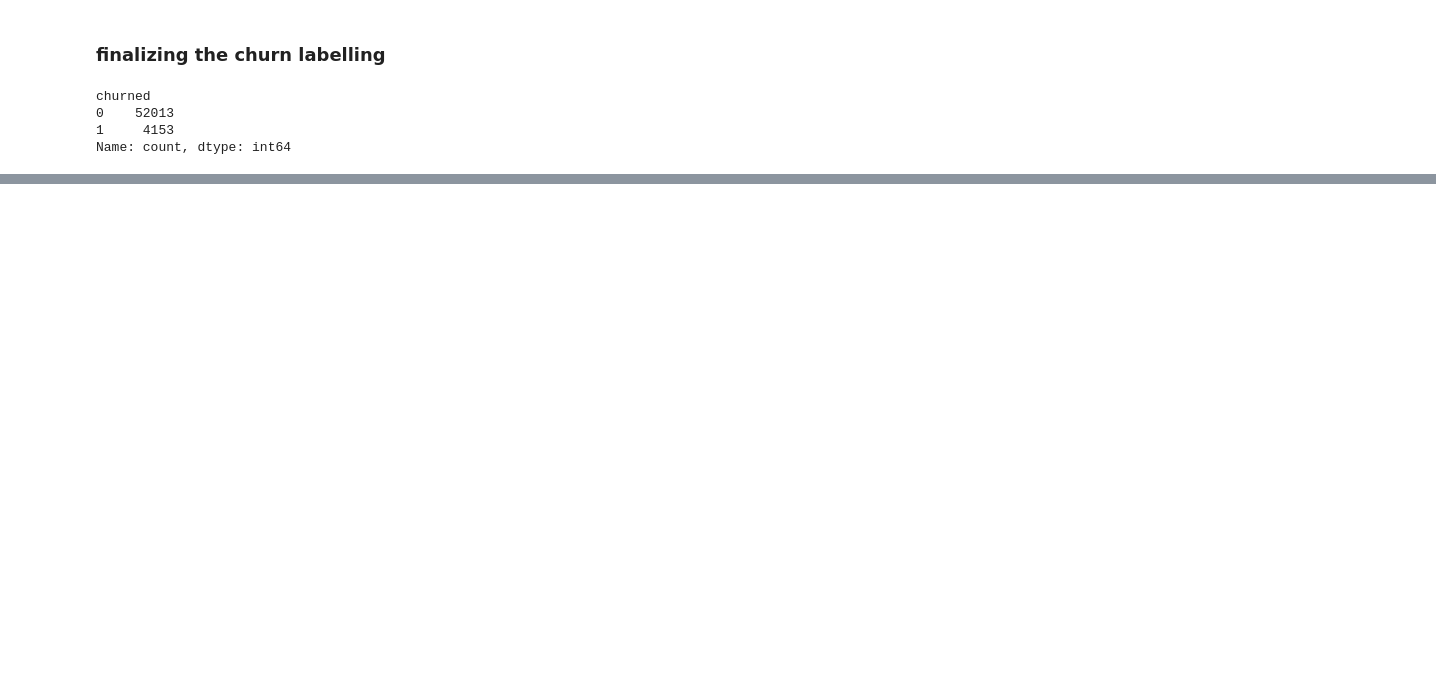
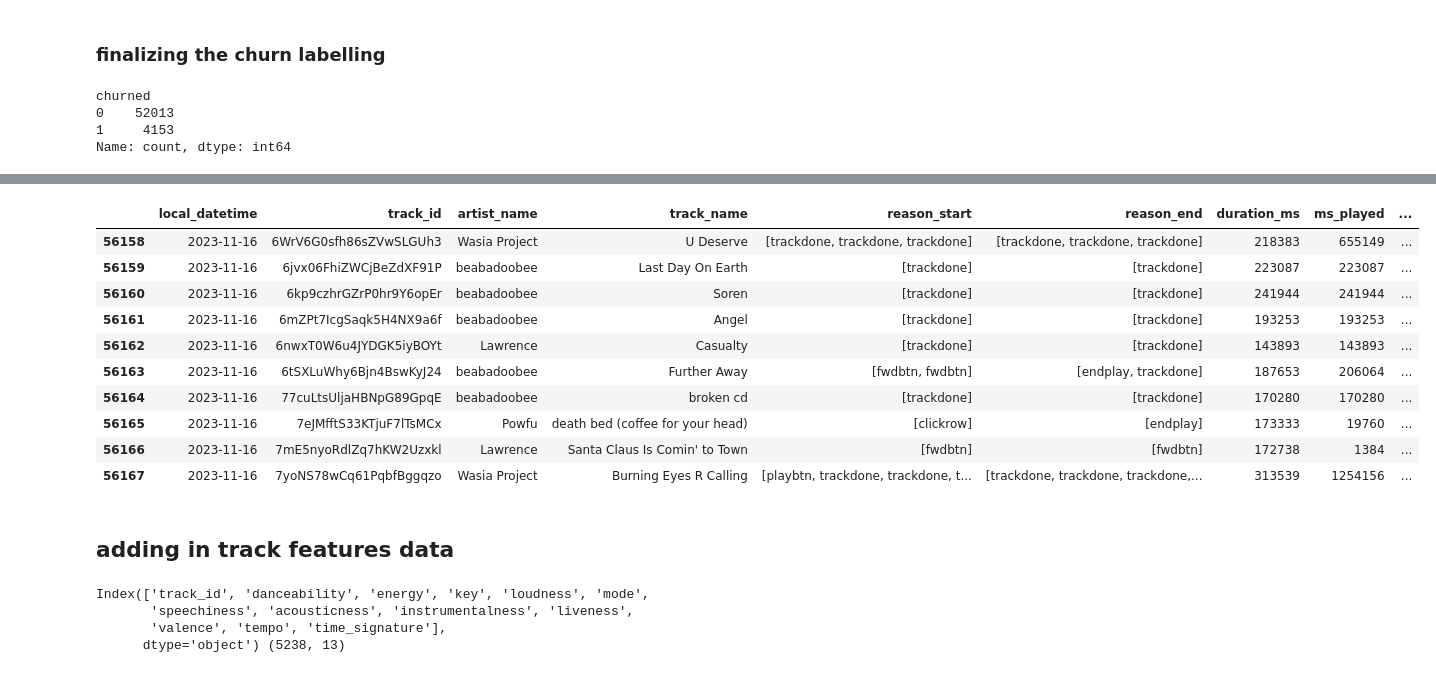
Before and after one commit to nazhifkojaz/Spotify-Analysis-Data-Collection-, a Jupyter notebook: churn_analysis.ipynb, the cells around one changed output, grey strips where cells are left out. Saved outputs shown, nothing was run; the diff lists cells and outputs as text; code cells hidden in the pictures; blank space fills up the shorter version.

Commit message:
Added more features for the churn data

```diff
--- a/churn_analysis.ipynb
+++ b/churn_analysis.ipynb
@@ -367,0 +373,35 @@ agg_stream_interactions.tail(20)
+# %%
+# fill the 'first_play' column as 1 if the track is the first play, otherwise 0
+agg_stream_interactions['first_play'] = agg_stream_interactions.groupby('track_id')['local_datetime'].rank(method='first') == 1
+# %%
+# filling the nan values in time_diff, duration_change, ratio_change with 0
+agg_stream_interactions['time_diff'] = agg_stream_interactions['time_diff'].fillna(pd.Timedelta(0))
+agg_stream_interactions['duration_change'] = agg_stream_interactions['duration_change'].fillna(0)
+agg_stream_interactions['ratio_change'] = agg_stream_interactions['ratio_change'].fillna(0)
+# %%
+# convert the time_diff into int type for easier processing
+agg_stream_interactions['time_diff'] = agg_stream_interactions['time_diff'].dt.days
+# %%
+agg_stream_interactions.tail(10)
+# %% [output]
+|  | local_datetime | track_id | artist_name | track_name | reason_start | reason_end | duration_ms | ms_played | ... |
+| 56158 | 2023-11-16 | 6WrV6G0sfh86sZVwSLGUh3 | Wasia Project | U Deserve | [trackdone, trackdone, trackdone] | [trackdone, trackdone, trackdone] | 218383 | 655149 | ... |
+| 56159 | 2023-11-16 | 6jvx06FhiZWCjBeZdXF91P | beabadoobee | Last Day On Earth | [trackdone] | [trackdone] | 223087 | 223087 | ... |
+| 56160 | 2023-11-16 | 6kp9czhrGZrP0hr9Y6opEr | beabadoobee | Soren | [trackdone] | [trackdone] | 241944 | 241944 | ... |
+| 56161 | 2023-11-16 | 6mZPt7IcgSaqk5H4NX9a6f | beabadoobee | Angel | [trackdone] | [trackdone] | 193253 | 193253 | ... |
+| 56162 | 2023-11-16 | 6nwxT0W6u4JYDGK5iyBOYt | Lawrence | Casualty | [trackdone] | [trackdone] | 143893 | 143893 | ... |
+| 56163 | 2023-11-16 | 6tSXLuWhy6Bjn4BswKyJ24 | beabadoobee | Further Away | [fwdbtn, fwdbtn] | [endplay, trackdone] | 187653 | 206064 | ... |
+| 56164 | 2023-11-16 | 77cuLtsUljaHBNpG89GpqE | beabadoobee | broken cd | [trackdone] | [trackdone] | 170280 | 170280 | ... |
+| 56165 | 2023-11-16 | 7eJMfftS33KTjuF7lTsMCx | Powfu | death bed (coffee for your head) | [clickrow] | [endplay] | 173333 | 19760 | ... |
+| 56166 | 2023-11-16 | 7mE5nyoRdlZq7hKW2Uzxkl | Lawrence | Santa Claus Is Comin' to Town | [fwdbtn] | [fwdbtn] | 172738 | 1384 | ... |
+| 56167 | 2023-11-16 | 7yoNS78wCq61PqbfBggqzo | Wasia Project | Burning Eyes R Calling | [playbtn, trackdone, trackdone, t... | [trackdone, trackdone, trackdone,... | 313539 | 1254156 | ... |
+# %% [markdown]
+## adding in track features data
+# %%
+tracks_features_df = pd.read_csv('datasets/tracks_features_df.csv')
+print(tracks_features_df.columns,tracks_features_df.shape)
+# %% [output]
+Index(['track_id', 'danceability', 'energy', 'key', 'loudness', 'mode',
+       'speechiness', 'acousticness', 'instrumentalness', 'liveness',
+       'valence', 'tempo', 'time_signature'],
+      dtype='object') (5238, 13)
```
Also changed, not shown: parts of 29 cells of this notebook, 1 other file.
